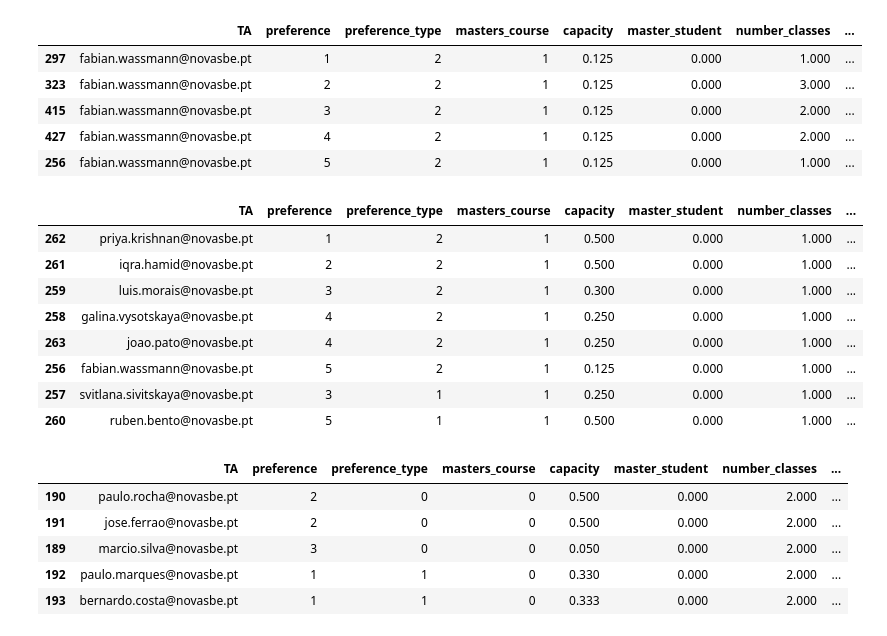
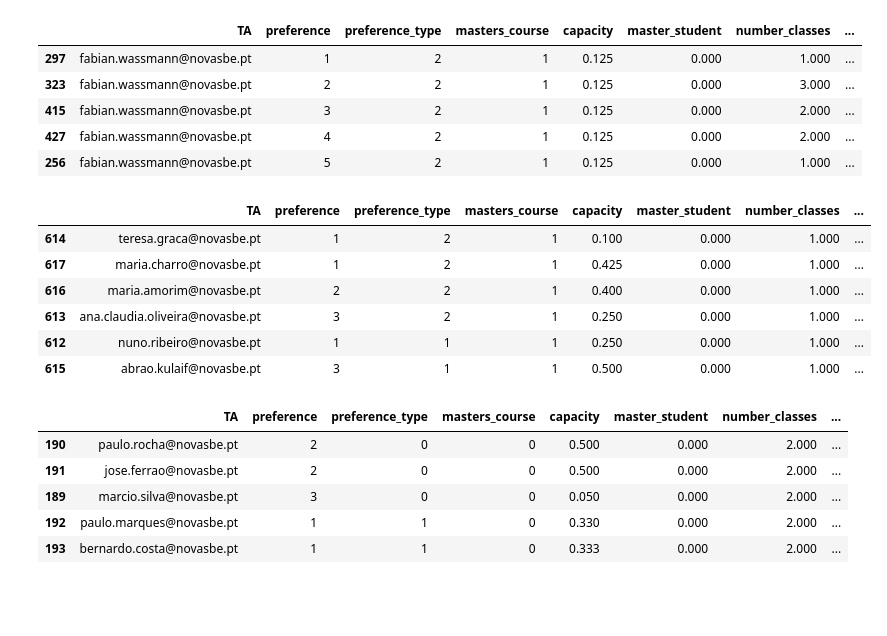
Before and after one commit to bforbesc/ta-allocation-app, a Jupyter notebook: ta_allocation_notebook.ipynb, the cells around one changed output. Cells and saved outputs as stored; diff of their text form; code cells hidden in the pictures; blank space fills up the shorter version.

```diff
--- a/ta_allocation_notebook.ipynb
+++ b/ta_allocation_notebook.ipynb
@@ -15,7 +15,7 @@ pd.set_option('display.float_format', '{:.3f}'.format)
 # %%
 dsd = "DSD2324_overview (2).xlsx"
 preferences = "Teaching Preferences Questionnaire_S1_2023-24_raw.xlsx"
-contract = "ta_contract_v2.xlsx"
+contract = "ta_contract.xlsx"
 bs_weights = "bs_courses_weights_FILLED.xlsx"
 term = "S1"
 # %% [markdown]
@@ -96,9 +76,16 @@ T2    127
 T1    123
 Name: count, dtype: int64
 # %%
-course_demand = dsd_df.groupby(['course']).agg(agg_functions).reset_index()
+# ADDED!
+course_demand = dsd_df[dsd_df['CYCLE'].isin(['MST', 'BSC'])]
+
+course_demand = course_demand.groupby(['course']).agg(agg_functions).reset_index()
 course_demand = course_demand.rename(columns={'CLASS': 'number_classes', 'SLOTS': 'number_students'})
 
+# ADDED!
+full_courses = dsd_df[dsd_df['CYCLE'].isin(['MST', 'BSC', 'ME'])]
+full_courses = full_courses.groupby(['course', 'CYCLE', 'TERM']).agg(agg_functions).reset_index()
+
 course_demand.head()
 # %% [output]
 |  | course | number_classes | number_students |
@@ -838,18 +833,16 @@ final_market[final_market.TA=="fabian.wassmann@novasbe.pt"].sort_values(by=['pre
 | 427 | fabian.wassmann@novasbe.pt | 4 | 2 | 1 | 0.125 | 0.000 | 2.000 | ... |
 | 256 | fabian.wassmann@novasbe.pt | 5 | 2 | 1 | 0.125 | 0.000 | 1.000 | ... |
 # %%
-final_market[final_market.course=='2193 || Behavioral Economics and Finance || T1 || EN'].sort_values(by=['preference_type', 'preference'],ascending=[False,True]) # '1117 || Introdução à Microeconomia || S1 || EN'
+final_market[final_market.course=='2866 || Work Project* || S1 || EN'].sort_values(by=['preference_type', 'preference'],ascending=[False,True]) # '1117 || Introdução à Microeconomia || S1 || EN'
 # final_market[final_market.course=="2597 || Advanced Data Analysis || S1 || EN"].sort_values(by=['preference_type', 'preference'],ascending=[False,True])
 # %% [output]
 |  | TA | preference | preference_type | masters_course | capacity | master_student | number_classes | ... |
-| 262 | priya.krishnan@novasbe.pt | 1 | 2 | 1 | 0.500 | 0.000 | 1.000 | ... |
-| 261 | iqra.hamid@novasbe.pt | 2 | 2 | 1 | 0.500 | 0.000 | 1.000 | ... |
-| 259 | luis.morais@novasbe.pt | 3 | 2 | 1 | 0.300 | 0.000 | 1.000 | ... |
-| 258 | galina.vysotskaya@novasbe.pt | 4 | 2 | 1 | 0.250 | 0.000 | 1.000 | ... |
-| 263 | joao.pato@novasbe.pt | 4 | 2 | 1 | 0.250 | 0.000 | 1.000 | ... |
-| 256 | fabian.wassmann@novasbe.pt | 5 | 2 | 1 | 0.125 | 0.000 | 1.000 | ... |
-| 257 | svitlana.sivitskaya@novasbe.pt | 3 | 1 | 1 | 0.250 | 0.000 | 1.000 | ... |
-| 260 | ruben.bento@novasbe.pt | 5 | 1 | 1 | 0.500 | 0.000 | 1.000 | ... |
+| 614 | teresa.graca@novasbe.pt | 1 | 2 | 1 | 0.100 | 0.000 | 1.000 | ... |
+| 617 | maria.charro@novasbe.pt | 1 | 2 | 1 | 0.425 | 0.000 | 1.000 | ... |
+| 616 | maria.amorim@novasbe.pt | 2 | 2 | 1 | 0.400 | 0.000 | 1.000 | ... |
+| 613 | ana.claudia.oliveira@novasbe.pt | 3 | 2 | 1 | 0.250 | 0.000 | 1.000 | ... |
+| 612 | nuno.ribeiro@novasbe.pt | 1 | 1 | 1 | 0.250 | 0.000 | 1.000 | ... |
+| 615 | abrao.kulaif@novasbe.pt | 3 | 1 | 1 | 0.500 | 0.000 | 1.000 | ... |
 # %%
 # final_market[final_market.course=='1117 || Introdução à Microeconomia || S1 || EN'].sort_values(by=['preference', 'preference_type'],ascending=[True,True])
 # final_market[final_market.course=='1118 || Introdução à Macroeconomia || S1 || PT'].sort_values(by=['preference_type', 'preference'],ascending=[True,True])
```
Also changed, not shown: parts of 21 cells of this notebook.
